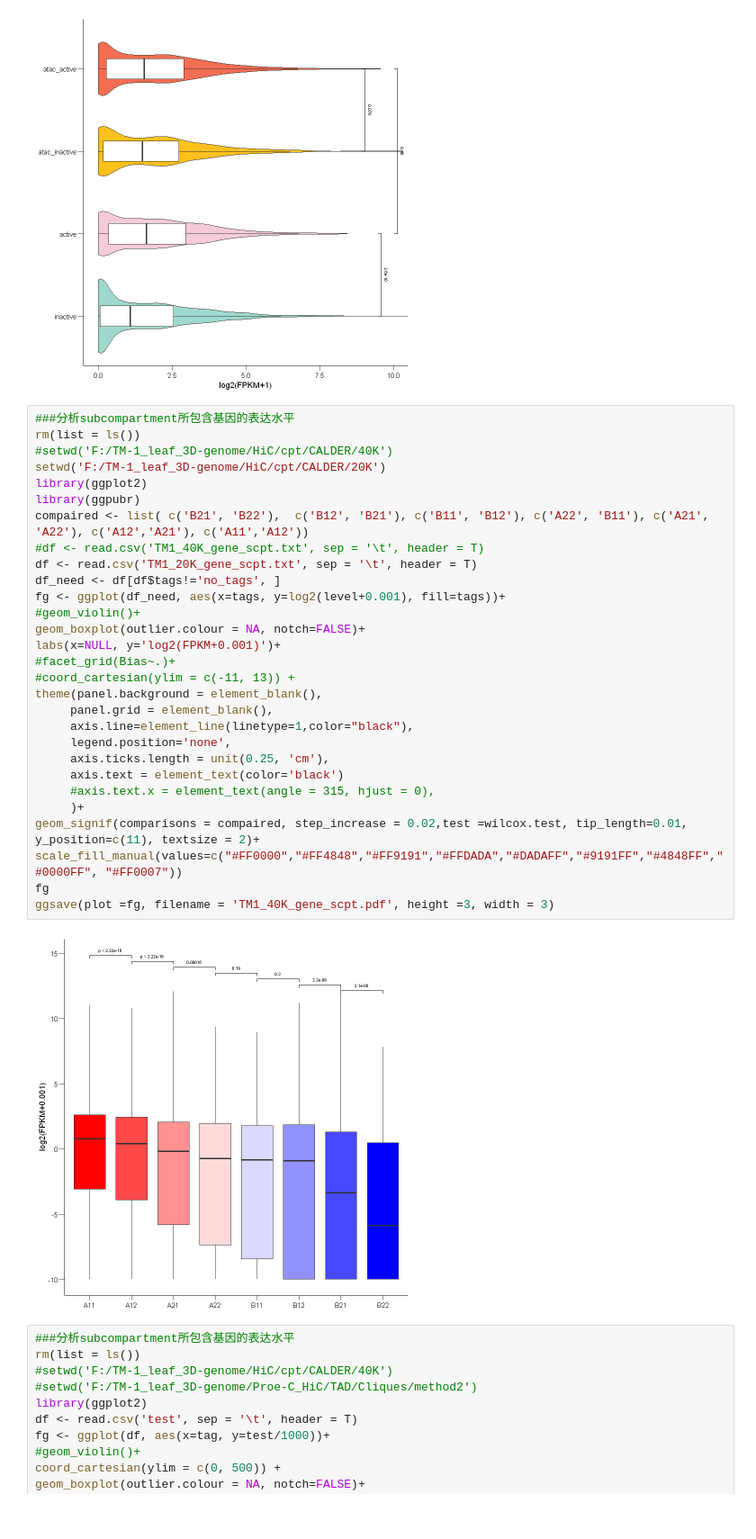
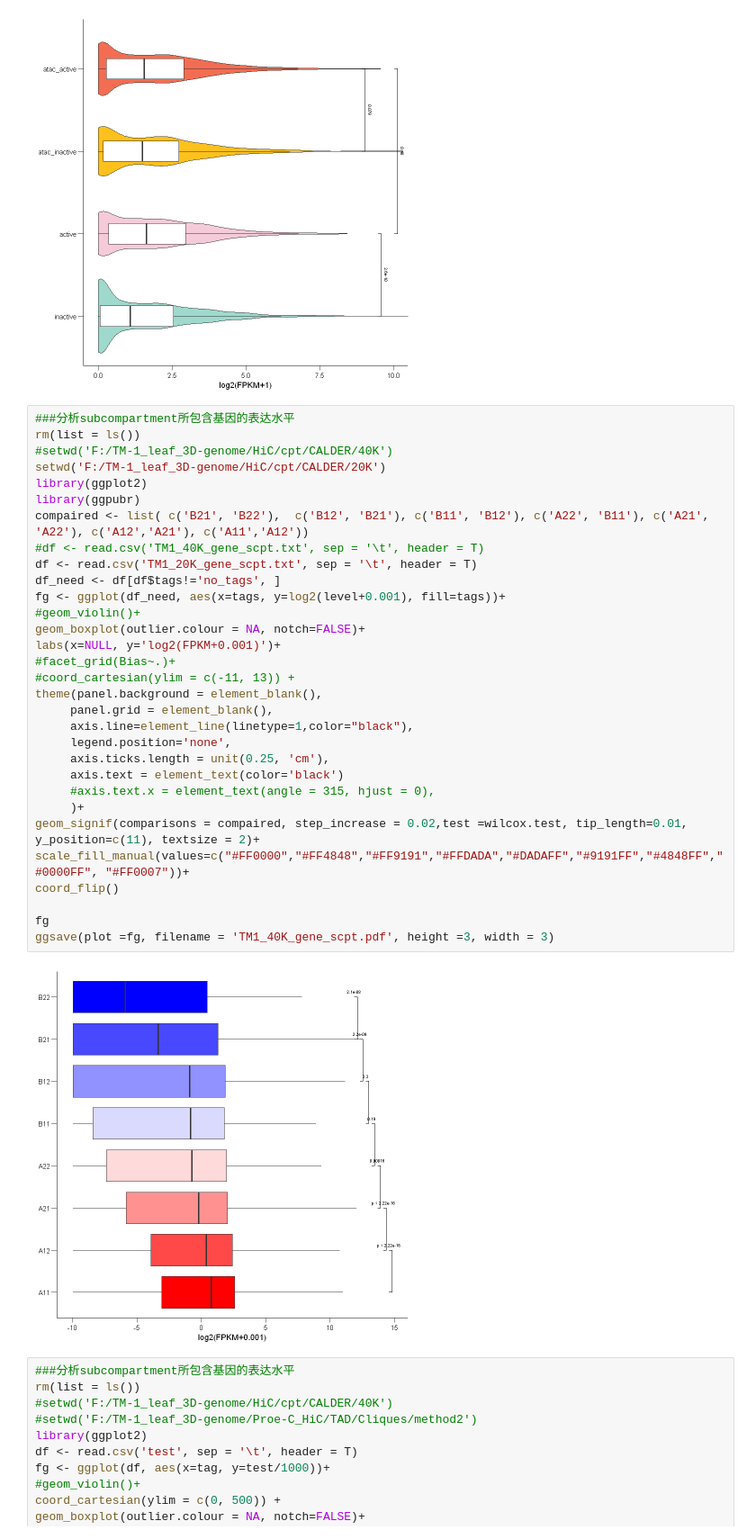
Before and after one commit to Nuturetree/VS_code_program, a Jupyter notebook: R/TM-1_leaf_3Dgenome/boxplot.ipynb, the cells around one changed output. Shown: that part at 90% size. Drawn from its saved outputs; the diff is of its cells as text.

```diff
--- a/R/TM-1_leaf_3Dgenome/boxplot.ipynb
+++ b/R/TM-1_leaf_3Dgenome/boxplot.ipynb
@@ -66,34 +66,36 @@ ggsave(plot =fg, filename = 'gene_enhancer_regulation_promoter_2k.pdf', height =
 # %%
 ###分析subcompartment所包含基因的表达水平
 rm(list = ls())
 #setwd('F:/TM-1_leaf_3D-genome/HiC/cpt/CALDER/40K')
 setwd('F:/TM-1_leaf_3D-genome/HiC/cpt/CALDER/20K')
 library(ggplot2)
 library(ggpubr)
 compaired <- list( c('B21', 'B22'),  c('B12', 'B21'), c('B11', 'B12'), c('A22', 'B11'), c('A21', 'A22'), c('A12','A21'), c('A11','A12'))
 #df <- read.csv('TM1_40K_gene_scpt.txt', sep = '\t', header = T)
 df <- read.csv('TM1_20K_gene_scpt.txt', sep = '\t', header = T)
 df_need <- df[df$tags!='no_tags', ]
 fg <- ggplot(df_need, aes(x=tags, y=log2(level+0.001), fill=tags))+
 #geom_violin()+
 geom_boxplot(outlier.colour = NA, notch=FALSE)+
 labs(x=NULL, y='log2(FPKM+0.001)')+
 #facet_grid(Bias~.)+
 #coord_cartesian(ylim = c(-11, 13)) +
 theme(panel.background = element_blank(),
      panel.grid = element_blank(),
      axis.line=element_line(linetype=1,color="black"),
      legend.position='none',
      axis.ticks.length = unit(0.25, 'cm'),
      axis.text = element_text(color='black')
      #axis.text.x = element_text(angle = 315, hjust = 0),
      )+
 geom_signif(comparisons = compaired, step_increase = 0.02,test =wilcox.test, tip_length=0.01,  y_position=c(11), textsize = 2)+
-scale_fill_manual(values=c("#FF0000","#FF4848","#FF9191","#FFDADA","#DADAFF","#9191FF","#4848FF","#0000FF", "#FF0007"))
+scale_fill_manual(values=c("#FF0000","#FF4848","#FF9191","#FFDADA","#DADAFF","#9191FF","#4848FF","#0000FF", "#FF0007"))+
+coord_flip()
+
 fg
 ggsave(plot =fg, filename = 'TM1_40K_gene_scpt.pdf', height =3, width = 3)
 # %% [output]
-[figure, old version]
+[figure, new version]
 # %%
 ###分析subcompartment所包含基因的表达水平
 rm(list = ls())
```
Also changed, not shown: parts of 2 cells of this notebook, 16 other files.
